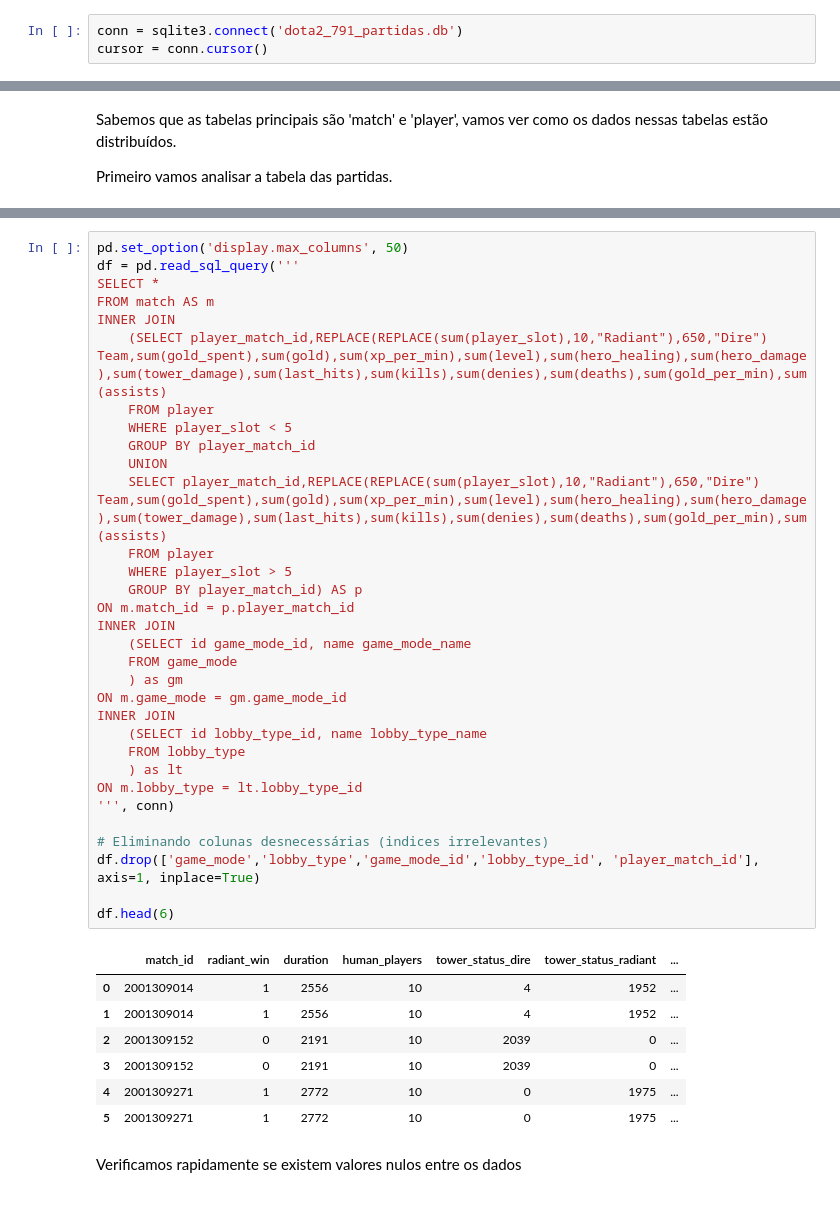
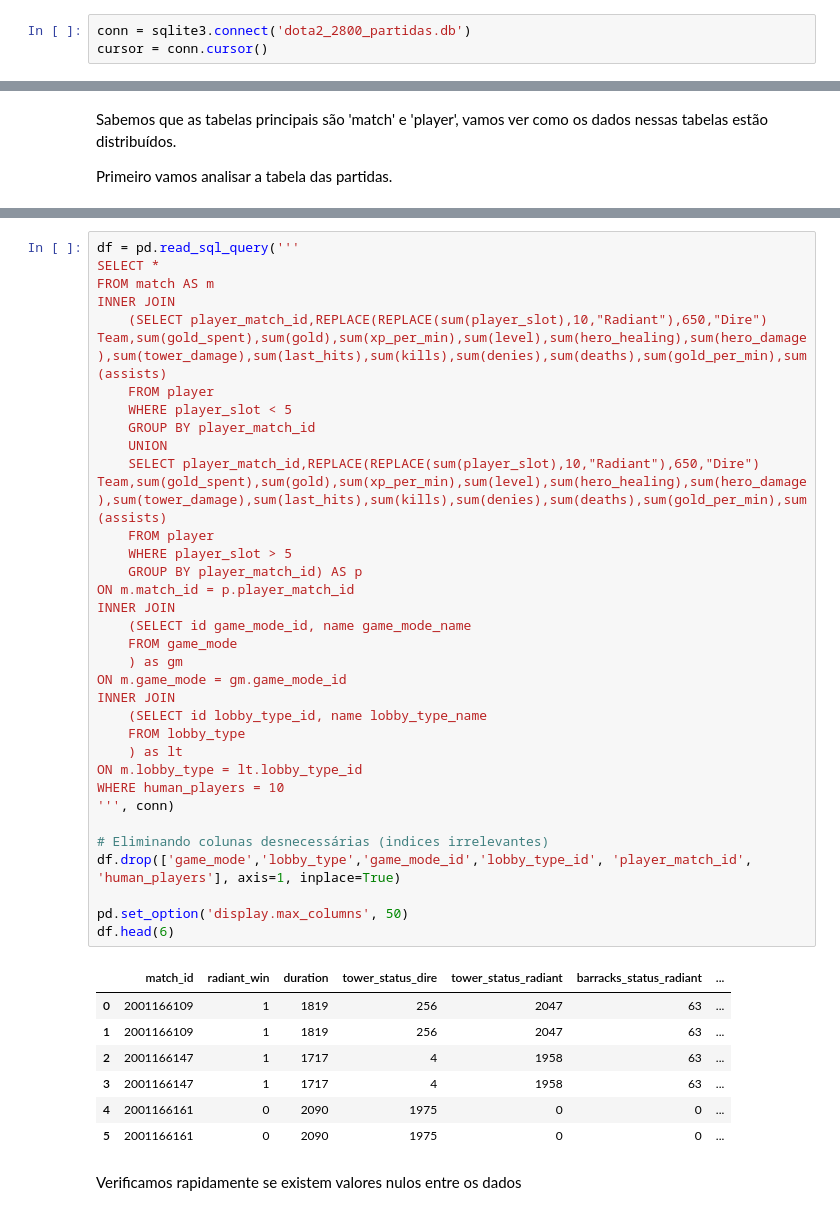
Before and after one commit to gabrielspires/Projeto-ICD, a Jupyter notebook: Projeto-ICD.ipynb, the cells around one changed output, grey strips where cells are left out. Saved outputs shown, nothing was run; the diff lists cells and outputs as text.

```diff
--- a/Projeto-ICD.ipynb
+++ b/Projeto-ICD.ipynb
@@ -87,7 +90,7 @@ import seaborn as sns # # Gráficos
 # %% [markdown]
 Agora precisamos fazer a conexão com o banco de dados, nesse caso estamos utilizando um banco no formato SQLite, que contém todas as tabelas que vamos utilizar.
 # %%
-conn = sqlite3.connect('dota2_791_partidas.db')
+conn = sqlite3.connect('dota2_2800_partidas.db')
 cursor = conn.cursor()
 # %% [markdown]
 Como se trata de um banco de dados relacional, precisamos verificar quais tabelas existem
@@ -159,43 +166,44 @@ Para condensar os dados em um único dataframe, para ajudar em algumas análises
 # %%
-pd.set_option('display.max_columns', 50)
 df = pd.read_sql_query('''
 SELECT *
 FROM match AS m
 INNER JOIN
     (SELECT player_match_id,REPLACE(REPLACE(sum(player_slot),10,"Radiant"),650,"Dire") Team,sum(gold_spent),sum(gold),sum(xp_per_min),sum(level),sum(hero_healing),sum(hero_damage),sum(tower_damage),sum(last_hits),sum(kills),sum(denies),sum(deaths),sum(gold_per_min),sum(assists)
     FROM player
     WHERE player_slot < 5
     GROUP BY player_match_id
     UNION
     SELECT player_match_id,REPLACE(REPLACE(sum(player_slot),10,"Radiant"),650,"Dire") Team,sum(gold_spent),sum(gold),sum(xp_per_min),sum(level),sum(hero_healing),sum(hero_damage),sum(tower_damage),sum(last_hits),sum(kills),sum(denies),sum(deaths),sum(gold_per_min),sum(assists)
     FROM player
     WHERE player_slot > 5
     GROUP BY player_match_id) AS p
 ON m.match_id = p.player_match_id
 INNER JOIN
     (SELECT id game_mode_id, name game_mode_name
     FROM game_mode
     ) as gm
 ON m.game_mode = gm.game_mode_id
 INNER JOIN
     (SELECT id lobby_type_id, name lobby_type_name
     FROM lobby_type
     ) as lt
 ON m.lobby_type = lt.lobby_type_id
+WHERE human_players = 10
 ''', conn)
 
 # Eliminando colunas desnecessárias (indices irrelevantes)
-df.drop(['game_mode','lobby_type','game_mode_id','lobby_type_id', 'player_match_id'], axis=1, inplace=True)
+df.drop(['game_mode','lobby_type','game_mode_id','lobby_type_id', 'player_match_id', 'human_players'], axis=1, inplace=True)
 
+pd.set_option('display.max_columns', 50)
 df.head(6)
 # %% [output]
-|  | match_id | radiant_win | duration | human_players | tower_status_dire | tower_status_radiant | ... |
-| 0 | 2001309014 | 1 | 2556 | 10 | 4 | 1952 | ... |
-| 1 | 2001309014 | 1 | 2556 | 10 | 4 | 1952 | ... |
-| 2 | 2001309152 | 0 | 2191 | 10 | 2039 | 0 | ... |
-| 3 | 2001309152 | 0 | 2191 | 10 | 2039 | 0 | ... |
-| 4 | 2001309271 | 1 | 2772 | 10 | 0 | 1975 | ... |
-| 5 | 2001309271 | 1 | 2772 | 10 | 0 | 1975 | ... |
+|  | match_id | radiant_win | duration | tower_status_dire | tower_status_radiant | barracks_status_radiant | ... |
+| 0 | 2001166109 | 1 | 1819 | 256 | 2047 | 63 | ... |
+| 1 | 2001166109 | 1 | 1819 | 256 | 2047 | 63 | ... |
+| 2 | 2001166147 | 1 | 1717 | 4 | 1958 | 63 | ... |
+| 3 | 2001166147 | 1 | 1717 | 4 | 1958 | 63 | ... |
+| 4 | 2001166161 | 0 | 2090 | 1975 | 0 | 0 | ... |
+| 5 | 2001166161 | 0 | 2090 | 1975 | 0 | 0 | ... |
 # %% [markdown]
 Verificamos rapidamente se existem valores nulos entre os dados
 # %%
```
Also changed, not shown: parts of 28 cells of this notebook.
